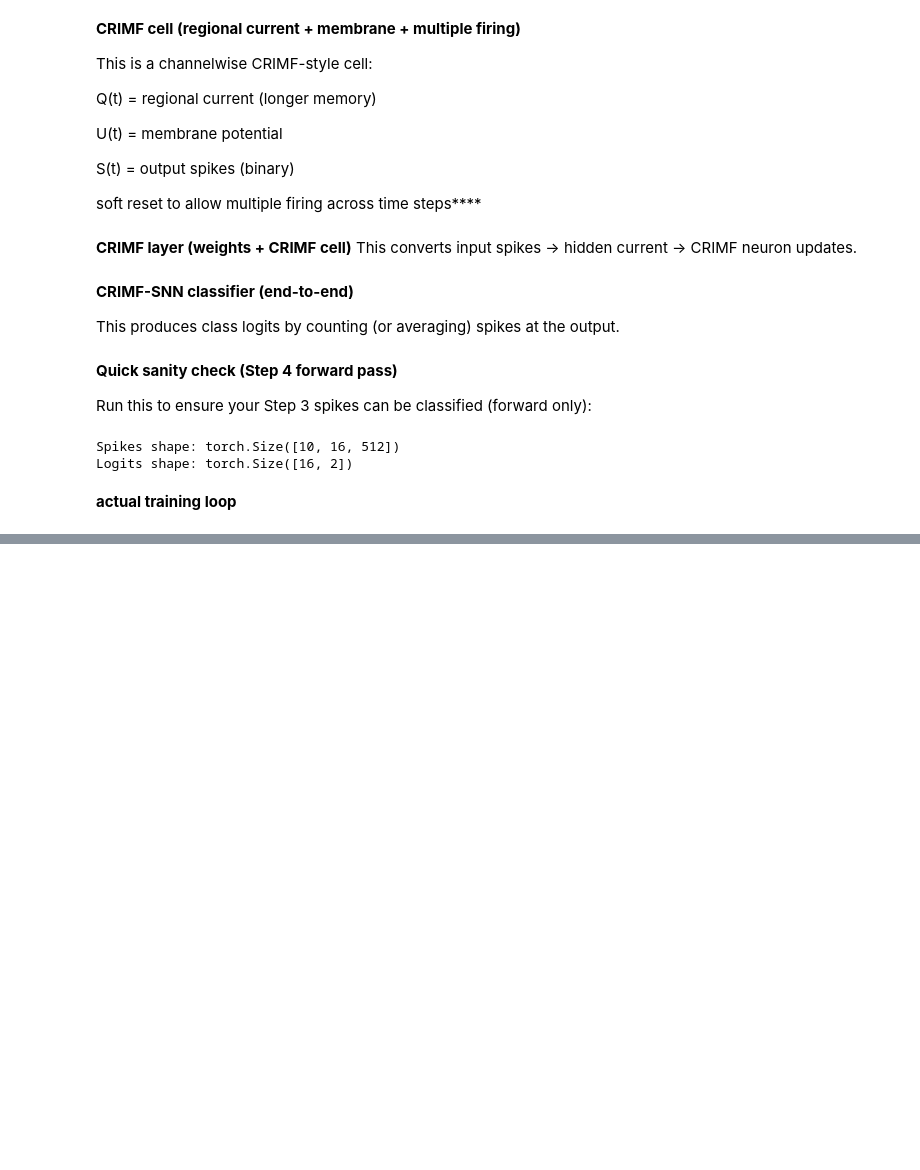
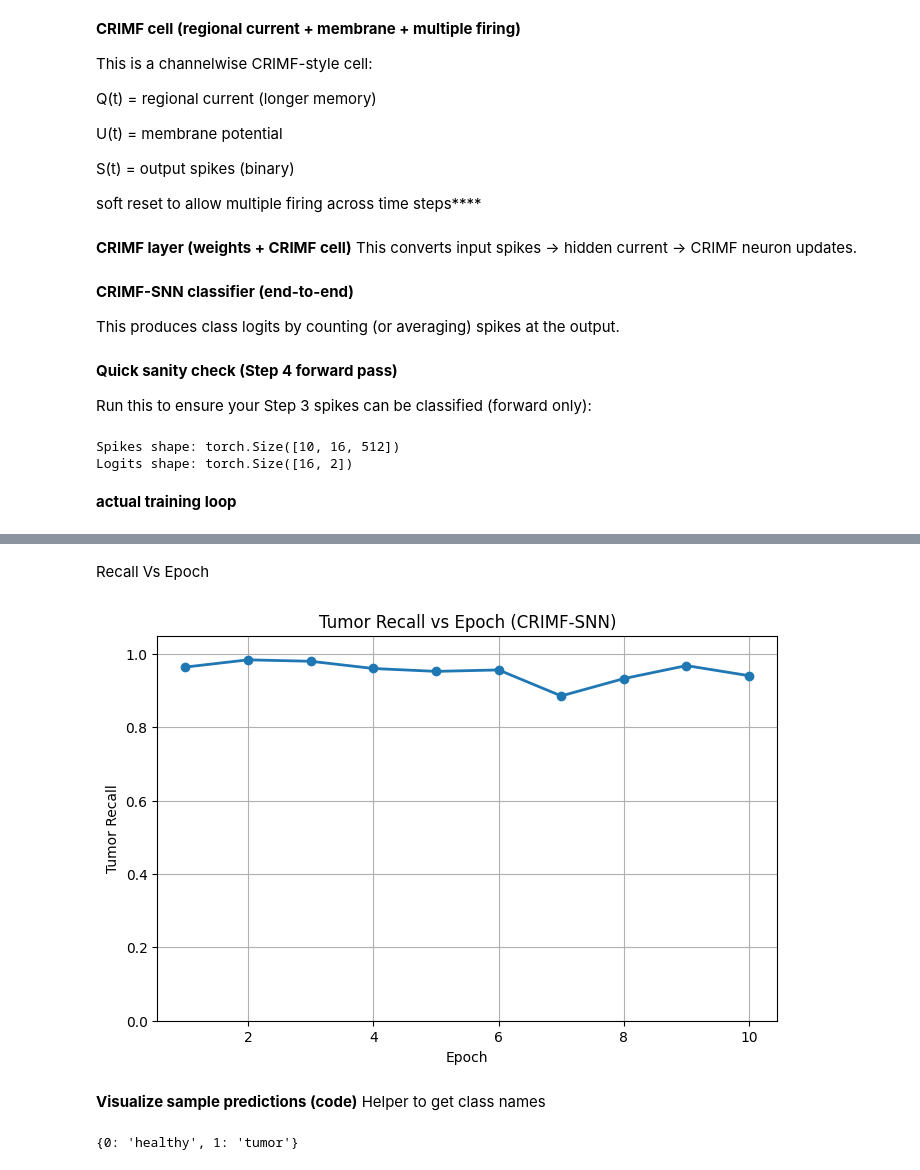
Before and after one commit to avi-nauty/CRIMF-SNN-Project, a Jupyter notebook: crimf-snn-project-draft3.ipynb, the cells around one changed output, grey strips where cells are left out. Cells and saved outputs as stored; diff of their text form; code cells hidden in the pictures; blank space fills up the shorter version.

```diff
--- a/crimf-snn-project-draft3.ipynb
+++ b/crimf-snn-project-draft3.ipynb
@@ -645,0 +684,28 @@ tensor([[10.,  0.],
+# %% [markdown]
+Recall Vs Epoch
+# %%
+import matplotlib.pyplot as plt
+
+epochs = range(1, len(test_recall_history) + 1)
+
+plt.figure(figsize=(8, 5))
+plt.plot(epochs, test_recall_history, marker='o', linewidth=2)
+
+plt.xlabel("Epoch")
+plt.ylabel("Tumor Recall")
+plt.title("Tumor Recall vs Epoch (CRIMF-SNN)")
+
+plt.ylim(0, 1.05)
+plt.grid(True)
+
+plt.show()
+# %% [output]
+[figure, added]
+# %% [markdown]
+**Visualize sample predictions (code)**
+Helper to get class names
+# %%
+idx_to_class = {v: k for k, v in test_loader.dataset.class_to_idx.items()}
+print(idx_to_class)
+# %% [output]
+{0: 'healthy', 1: 'tumor'}
```
Also changed, not shown: parts of 13 cells of this notebook.
